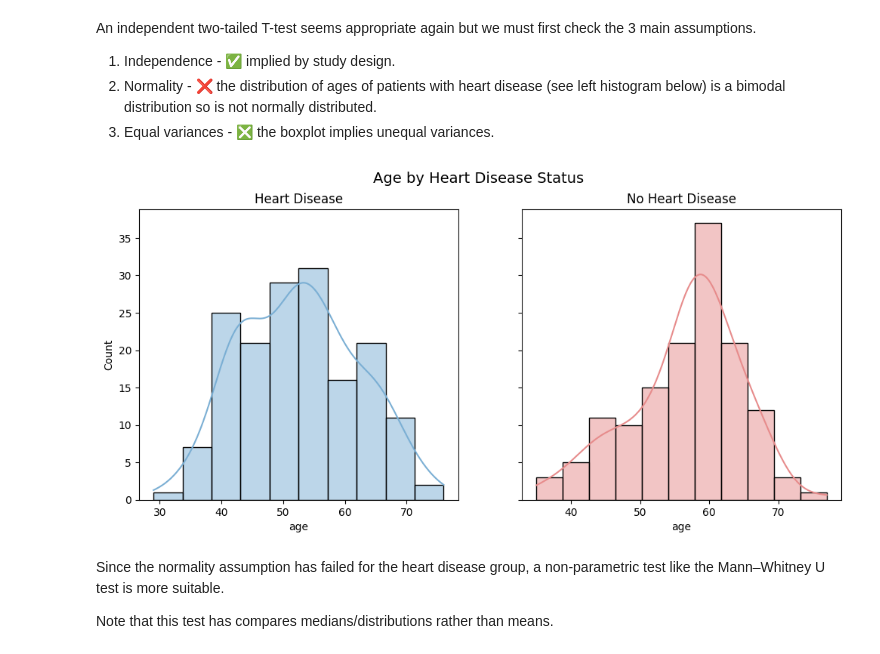
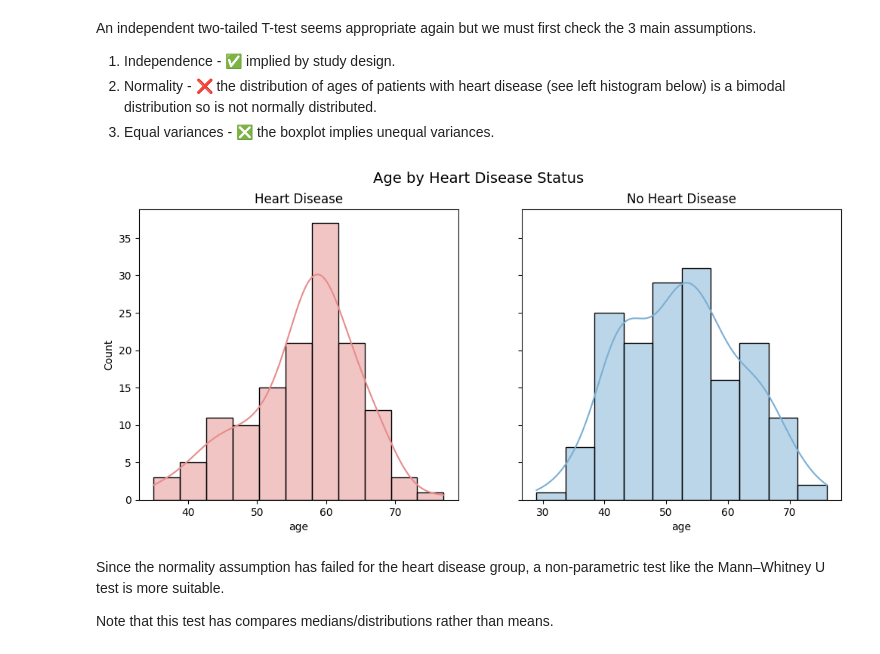
Before and after one commit to elsbethcodes/codecademy-portfolio, a Jupyter notebook: heart-disease/heart_disease_stats_analysis.ipynb, the cells around one changed output. Cells and saved outputs as stored; diff of their text form; code cells hidden in the pictures.

```diff
--- a/heart-disease/heart_disease_stats_analysis.ipynb
+++ b/heart-disease/heart_disease_stats_analysis.ipynb
@@ -225,23 +225,23 @@ An independent two-tailed T-test seems appropriate again but we must first check
 # %%
 import seaborn as sns
 import matplotlib.pyplot as plt
 
 # Create figures of two side-by-side plots with a shared y-axis
 fig, axes = plt.subplots(1, 2, figsize=(12, 5), sharey=True)
 
 # Heart disease plot
-sns.histplot(data=hd, x='age', ax=axes[1], kde=True, color=hd_colour)
+sns.histplot(data=hd, x='age', ax=axes[0], kde=True, color=hd_colour)
 axes[0].set_title('Heart Disease')
 
 # No heart disease plot
-sns.histplot(data=no_hd, x='age', ax=axes[0], kde=True, color=no_hd_colour)
+sns.histplot(data=no_hd, x='age', ax=axes[1], kde=True, color=no_hd_colour)
 axes[1].set_title('No Heart Disease')
 
 fig.suptitle('Age by Heart Disease Status', fontsize=14)
 
 plt.show()
 # %% [output]
-[figure, old version]
+[figure, new version]
 # %% [markdown]
 Since the normality assumption has failed for the heart disease group, a non-parametric test like the Mann–Whitney U test is more suitable.
 
```
Also changed, not shown: parts of 3 cells of this notebook.
